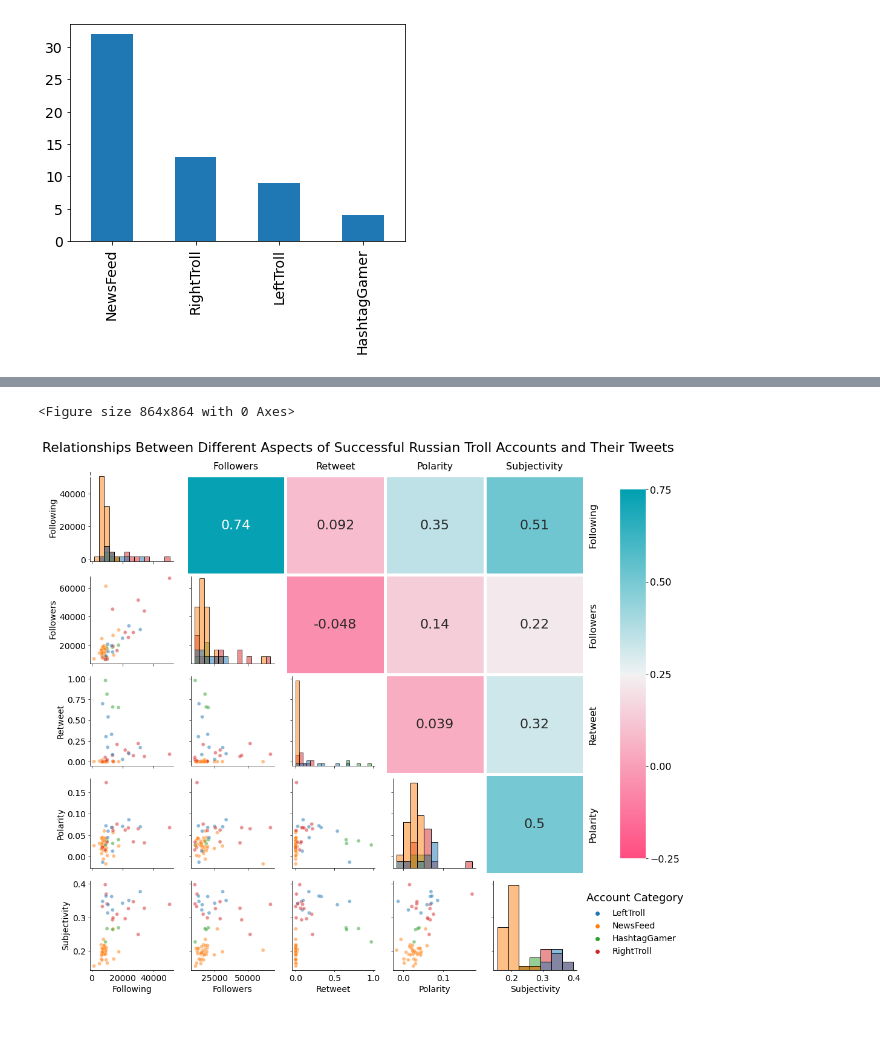
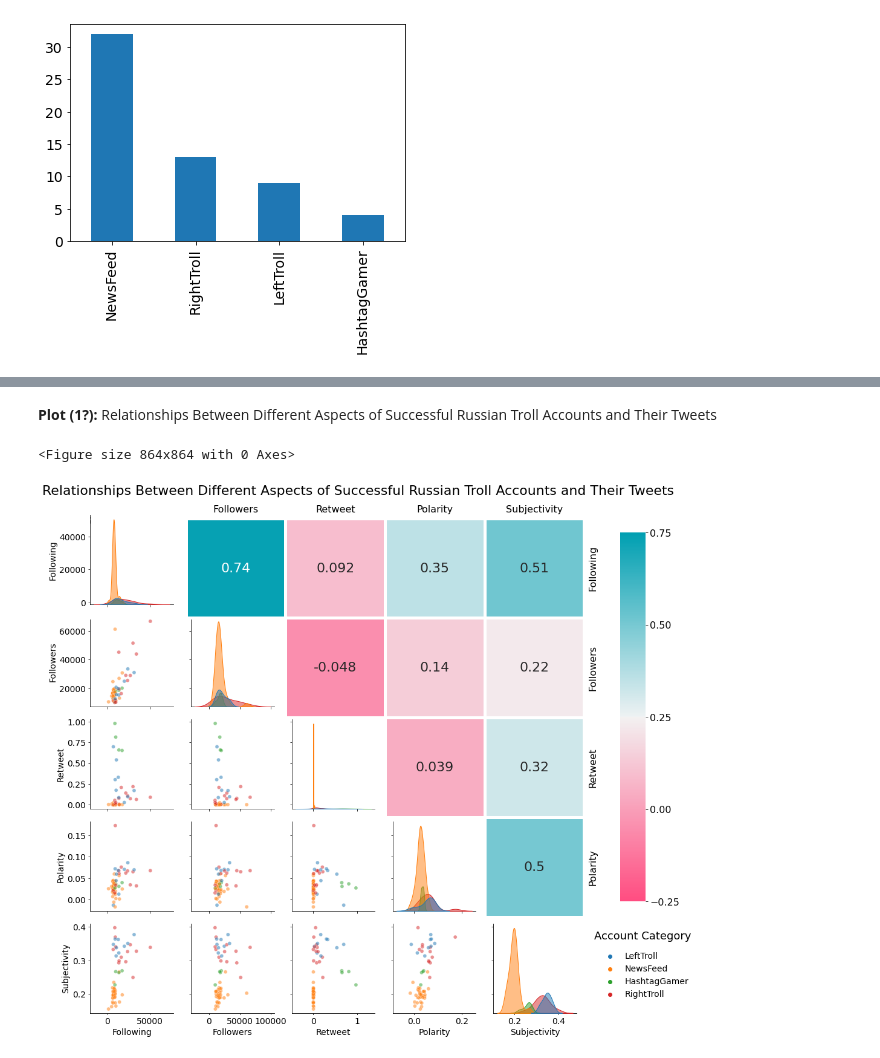
Before and after one commit to fahm1/portfolio, a Jupyter notebook: Troll Tweet Analysis/checkpoint_notebook.ipynb, the cells around one changed output, grey strips where cells are left out. Saved outputs shown, nothing was run; the diff lists cells and outputs as text; code cells hidden in the pictures; blank space fills up the shorter version.

```diff
--- a/Troll Tweet Analysis/checkpoint_notebook.ipynb
+++ b/Troll Tweet Analysis/checkpoint_notebook.ipynb
@@ -365,56 +370,64 @@ df_plot.rename({'following':    'Following',
 def hide_current_axis(*args, **kwargs):
     """Hides the current axis"""
     plt.gca().set_visible(False)
+# %% [markdown]
+**Plot (1?):** Relationships Between Different Aspects of Successful Russian Troll Accounts and Their Tweets
 # %%
-fig=plt.figure(figsize=(12,12))
+# create figure and set default font size
+fig = plt.figure(figsize=(12,12))
 plt.rcParams.update({'font.size': 14})
+
+# create pairgrid object
 pg = sns.PairGrid(df_plot.drop(columns=col_to_drop), hue='account_category', diag_sharey=False)
 
+# create new axis for heatmap and colorbar
 (xmin, _), (_, ymax) = pg.axes[0, 0].get_position().get_points()
 (_, ymin), (xmax, _) = pg.axes[-1, -1].get_position().get_points()
-
-ax1 = pg.fig.add_axes([xmin - 0.061, ymin - 0.0061, xmax - xmin, ymax - ymin], facecolor='none')#, zorder=0)
+ax1 = pg.fig.add_axes([xmin - 0.061, ymin - 0.0061, xmax - xmin, ymax - ymin], facecolor='none')
 ax2 = pg.fig.add_axes([0.91, 0.266, 0.04, 0.678], facecolor='none')
 
-# heatmap on the upper half of the figure
-ax_l = ['', 'Followers', 'Retweet', 'Polarity', 'Subjectivity']
-ax2_l = ['Following', 'Followers', 'Retweet', 'Polarity', '']
-#ax1.xaxis.set_visible(False)
+# create heatmap labels and colormap
+ax1_labels = ['', 'Followers', 'Retweet', 'Polarity', 'Subjectivity']
+ax2_labels = ['Following', 'Followers', 'Retweet', 'Polarity', '']
 cmap = sns.diverging_palette(0, 210, 100, 60, as_cmap=True)
 
+# create and edit heatmap and colorbar
 hm = sns.heatmap(df_corr, mask=mask, cmap=cmap, vmax=0.75, vmin=-0.25, square=True,
-linewidths=5, annot=True, annot_kws={'size': 22}, ax=ax1,
-cbar=True, cbar_ax=ax2,
-yticklabels=ax2_l, xticklabels=ax_l)#, linecolor='k')
+                 linewidths=5, annot=True, annot_kws={'size': 22}, ax=ax1,
+                 cbar=True, cbar_ax=ax2,
+                 yticklabels=ax2_labels, xticklabels=ax1_labels)#, linecolor='k')
 
 hm.tick_params(left=False, right=False, top=False, bottom=False,
-labelleft=False, labelright=True, labeltop=True, labelbottom=False,
-labelsize=16)
+               labelleft=False, labelright=True, labeltop=True, labelbottom=False,
+               labelsize=16)
 hm.set_yticklabels(hm.get_yticklabels(), va='center')
 
 cbar = hm.collections[0].colorbar
 cbar.set_ticks([-0.25, 0, 0.25, 0.5, 0.75])
-# cbar.set_ticklabels(['-0.25', '0', '0.25', '0.5', '0.75'])
 cbar.ax.tick_params(labelsize=16)
 cbar.outline.set_linewidth(0)
 cbar.outline.set_edgecolor('white')
 
-# pairgrid on the lower half of the figure
+# configure pairgrid object
 pg.map_upper(hide_current_axis)
-hp = pg.map_diag(sns.histplot)
+pg.map_diag(sns.kdeplot, legend=False, shade=True, alpha=0.5, linewidth=1, thresh=0)
 pg.map_offdiag(sns.scatterplot, alpha=0.5)
 
-pg.add_legend(title='', adjust_subtitles=True, bbox_to_anchor=(0.51, -0.119, .5, .5),
-fontsize=14)
-plt.text(.44, 16.2, 'Account Category ', fontsize=18, weight='medium')
+# add a legend and legend title
+pg.add_legend(title='', adjust_subtitles=True, bbox_to_anchor=(0.53, -0.119, .5, .5),
+              fontsize=14)
+plt.text(.56, 9.5, 'Account Category    ', fontsize=18, weight='medium')
+
+# quick fix for overlapping white line
+plt.text(-1.718, 63, '|', fontsize=10, weight='medium')
 
 plt.suptitle('Relationships Between Different Aspects of Successful Russian Troll Accounts and Their Tweets',
-fontsize=22, y=1.02, ha='center', va='center')
+             fontsize=22, y=1.02, ha='center', va='center')
 
-# plt.savefig('checkpoint.png', bbox_inches='tight', facecolor='w', dpi=800)
-# plt.savefig('test.png', bbox_inches='tight', facecolor='w')
+# plt.savefig('tweet_characteristics.png', bbox_inches='tight', facecolor='w', dpi=200)
+# plt.savefig('tweet_characteristics.png', bbox_inches='tight', facecolor='w', dpi=800)
 
 plt.show()
 # %% [output]
 <Figure size 864x864 with 0 Axes>
-[figure, old version]
+[figure, new version]
```
Also changed, not shown: parts of 4 cells of this notebook.
